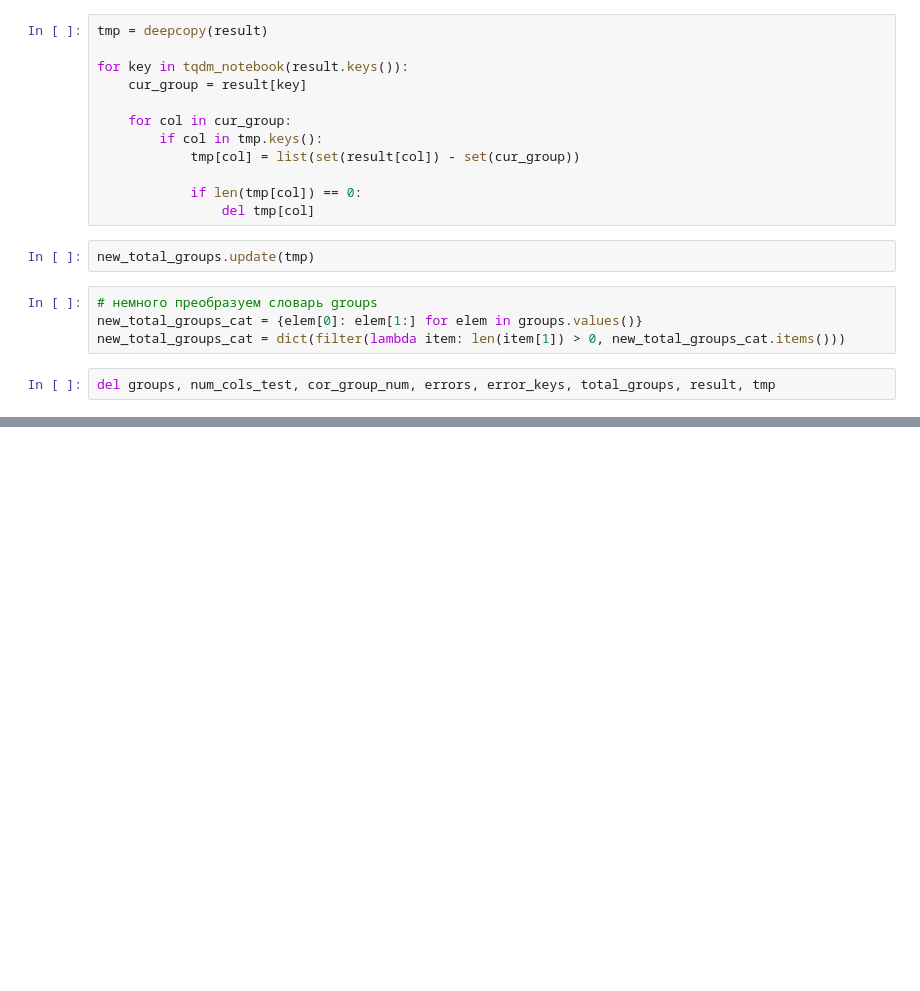
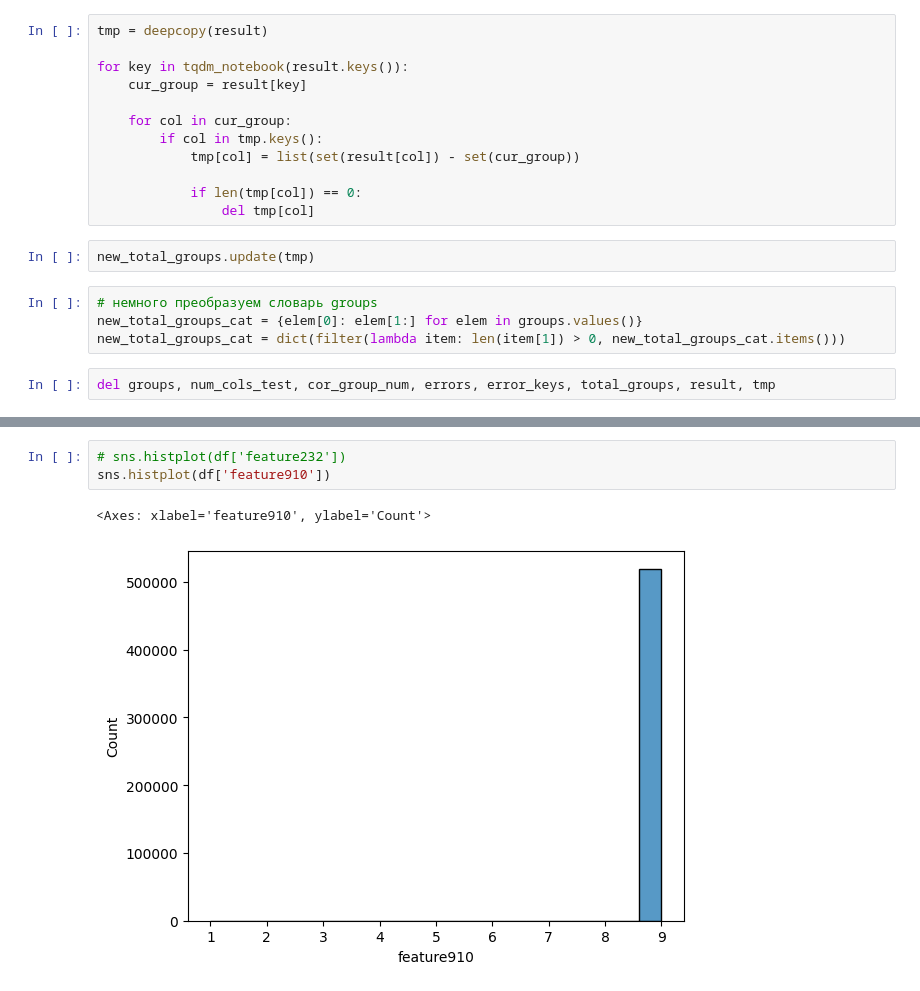
Before and after one commit to Elena-Semerova/it_purple_hack_sber_task, a Jupyter notebook: notebooks/eda/sber-ad.ipynb, the cells around one changed output, grey strips where cells are left out. Saved outputs shown, nothing was run; the diff lists cells and outputs as text; blank space fills up the shorter version.

```diff
--- a/notebooks/eda/sber-ad.ipynb
+++ b/notebooks/eda/sber-ad.ipynb
@@ -832,0 +828,6 @@ del groups, num_cols_test, cor_group_num, errors, error_keys, total_groups, resu
+# %%
+# sns.histplot(df['feature232'])
+sns.histplot(df['feature910'])
+# %% [output]
+<Axes: xlabel='feature910', ylabel='Count'>
+[figure, added]
```
Also changed, not shown: parts of 36 cells of this notebook, 29 other files.
